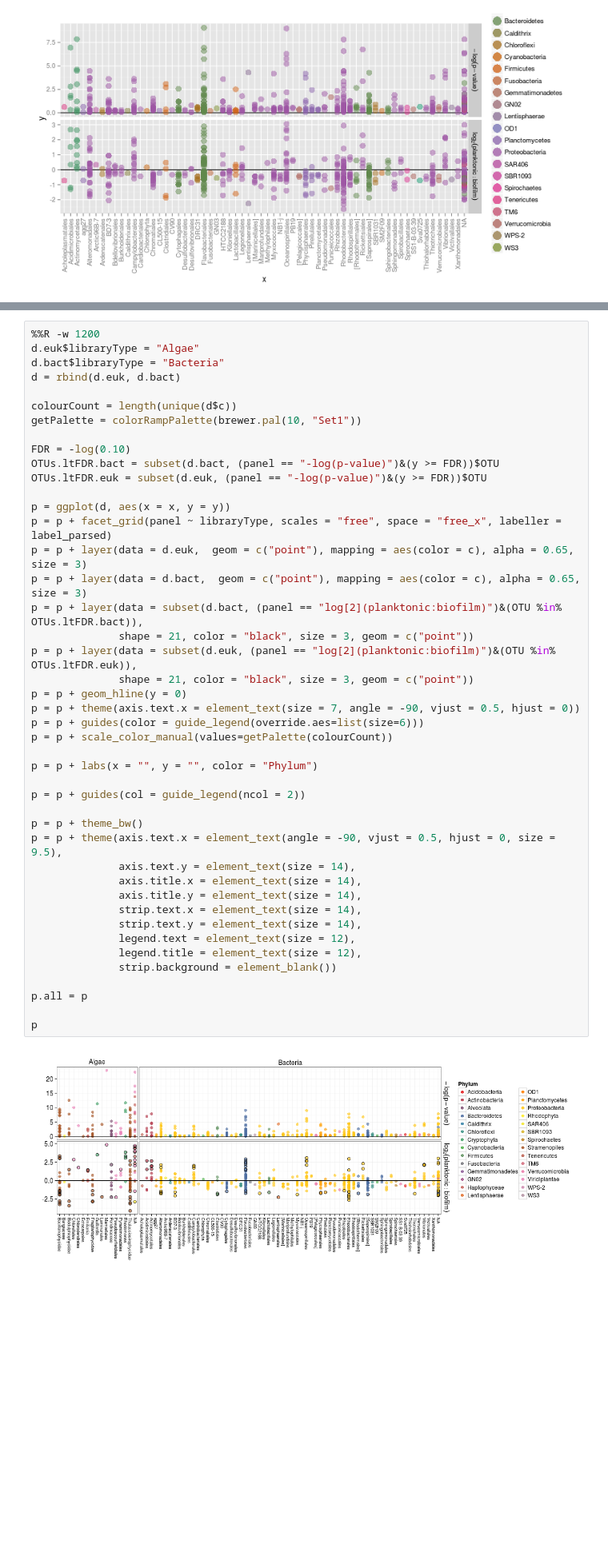
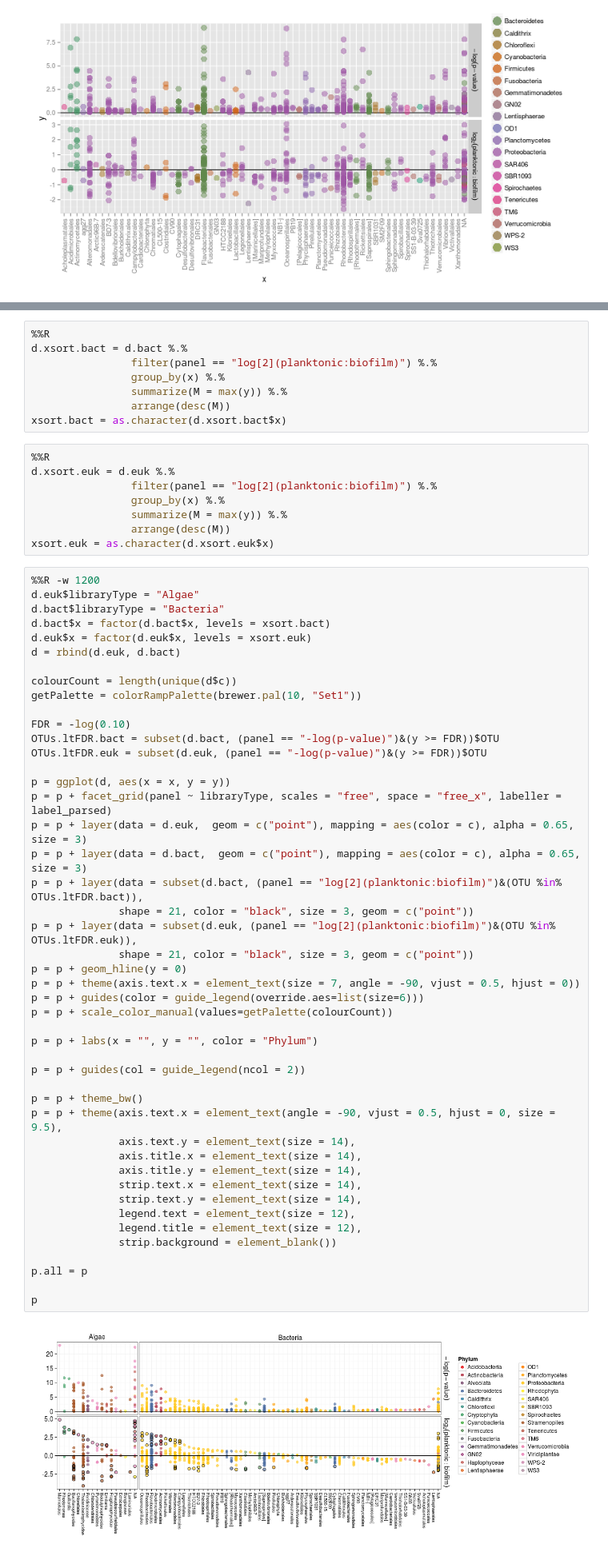
Before and after one commit to chuckpr/BvP_manuscript_figures, a Jupyter notebook: l2fc_figs.ipynb, the cells around one changed output, grey strips where cells are left out. Shown at 80% size. Saved outputs shown, nothing was run; the diff lists cells and outputs as text; blank space fills up the shorter version.

```diff
--- a/l2fc_figs.ipynb
+++ b/l2fc_figs.ipynb
@@ -75,10 +86,28 @@ p.euk = p
 p
 # %% [output]
 [figure]
+# %%
+%%R
+d.xsort.bact = d.bact %.%
+                filter(panel == "log[2](planktonic:biofilm)") %.%
+                group_by(x) %.%
+                summarize(M = max(y)) %.%
+                arrange(desc(M))
+xsort.bact = as.character(d.xsort.bact$x)
+# %%
+%%R
+d.xsort.euk = d.euk %.%
+                filter(panel == "log[2](planktonic:biofilm)") %.%
+                group_by(x) %.%
+                summarize(M = max(y)) %.%
+                arrange(desc(M))
+xsort.euk = as.character(d.xsort.euk$x)
 # %%
 %%R -w 1200
 d.euk$libraryType = "Algae"
 d.bact$libraryType = "Bacteria"
+d.bact$x = factor(d.bact$x, levels = xsort.bact)
+d.euk$x = factor(d.euk$x, levels = xsort.euk)
 d = rbind(d.euk, d.bact)
 
 colourCount = length(unique(d$c))
@@ -93,34 +122,34 @@ p = p + facet_grid(panel ~ libraryType, scales = "free", space = "free_x", label
 p = p + layer(data = d.euk,  geom = c("point"), mapping = aes(color = c), alpha = 0.65, size = 3)
 p = p + layer(data = d.bact,  geom = c("point"), mapping = aes(color = c), alpha = 0.65, size = 3)
 p = p + layer(data = subset(d.bact, (panel == "log[2](planktonic:biofilm)")&(OTU %in% OTUs.ltFDR.bact)),
               shape = 21, color = "black", size = 3, geom = c("point"))
 p = p + layer(data = subset(d.euk, (panel == "log[2](planktonic:biofilm)")&(OTU %in% OTUs.ltFDR.euk)),
               shape = 21, color = "black", size = 3, geom = c("point"))
 p = p + geom_hline(y = 0)
 p = p + theme(axis.text.x = element_text(size = 7, angle = -90, vjust = 0.5, hjust = 0))
 p = p + guides(color = guide_legend(override.aes=list(size=6)))
 p = p + scale_color_manual(values=getPalette(colourCount))
 
 p = p + labs(x = "", y = "", color = "Phylum")
 
 p = p + guides(col = guide_legend(ncol = 2))
 
 p = p + theme_bw()
 p = p + theme(axis.text.x = element_text(angle = -90, vjust = 0.5, hjust = 0, size = 9.5),
               axis.text.y = element_text(size = 14),
               axis.title.x = element_text(size = 14),
               axis.title.y = element_text(size = 14),
               strip.text.x = element_text(size = 14),
               strip.text.y = element_text(size = 14),
               legend.text = element_text(size = 12),
               legend.title = element_text(size = 12),
               strip.background = element_blank())
 
 p.all = p
 
 p
 # %% [output]
-[figure, old version]
+[figure, new version]
 # %%
 %%R
 ggsave("figs/l2fc_pval_all.pdf", p.all, w = 15, h = 8)
```
Also changed, not shown: parts of 1 cell of this notebook, 1 other file.
